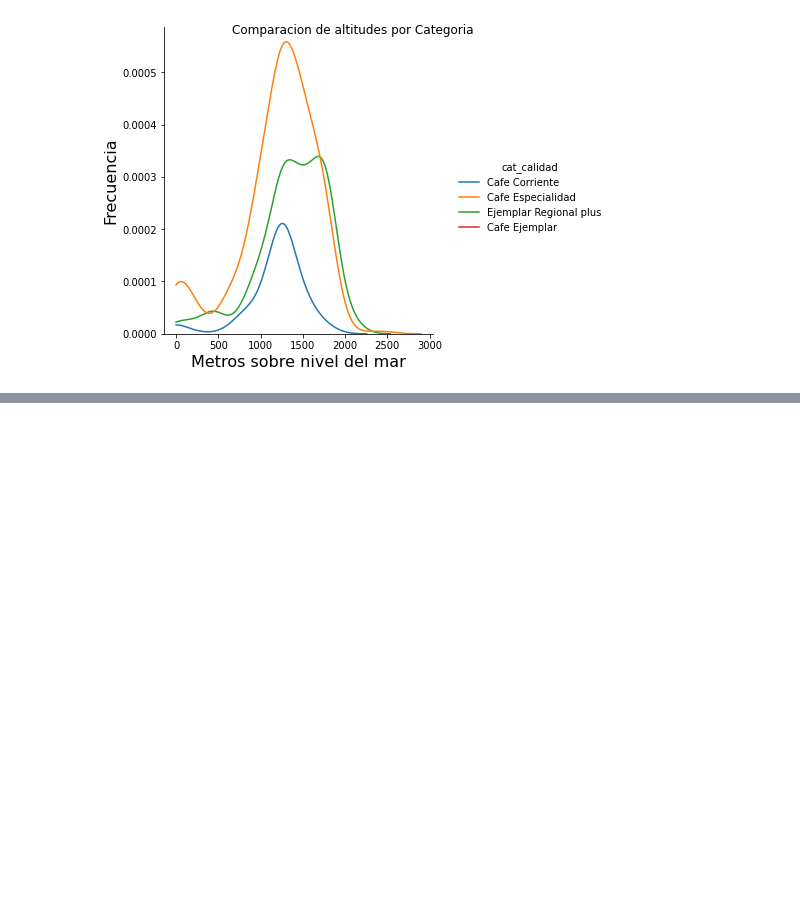
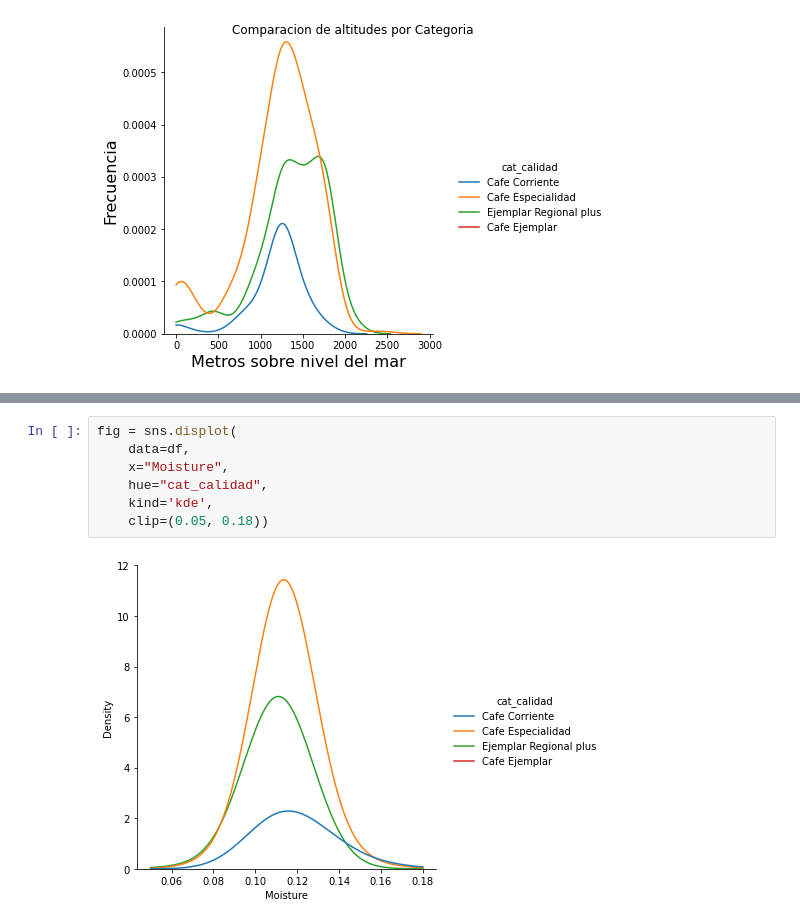
Before and after one commit to jagg2994/Cafe-dataset, a Jupyter notebook: notebook.ipynb, the cells around one changed output, grey strips where cells are left out. Cells and saved outputs as stored; diff of their text form; blank space fills up the shorter version.

```diff
--- a/notebook.ipynb
+++ b/notebook.ipynb
@@ -306,0 +307,9 @@ Text(0.5, 0.98, 'Comparacion de altitudes por Categoria')
+# %%
+fig = sns.displot(
+    data=df,
+    x="Moisture",
+    hue="cat_calidad",
+    kind='kde',
+    clip=(0.05, 0.18))
+# %% [output]
+[figure, added]
```
Also changed, not shown: parts of 7 cells of this notebook, 1 other file.
